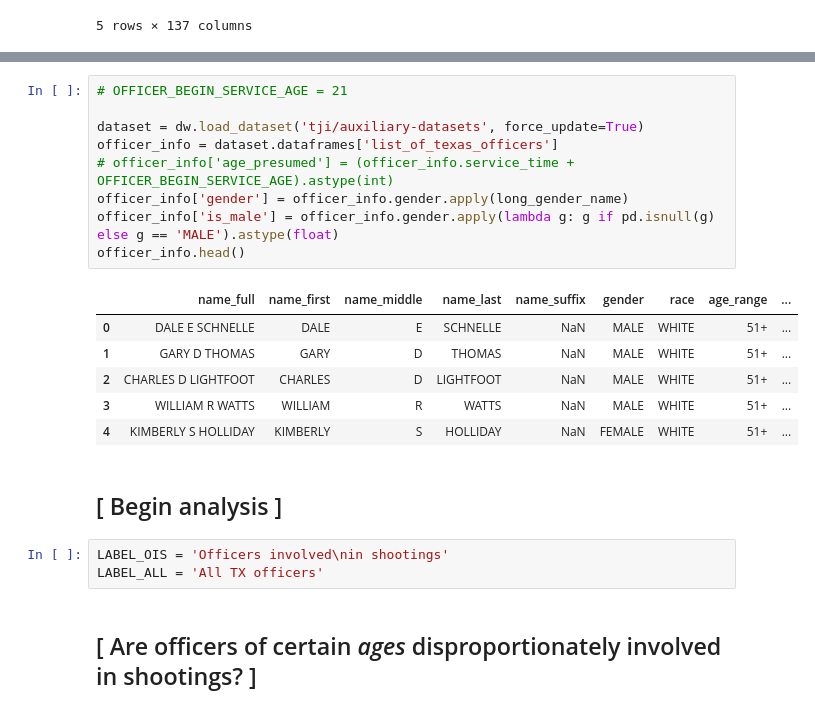
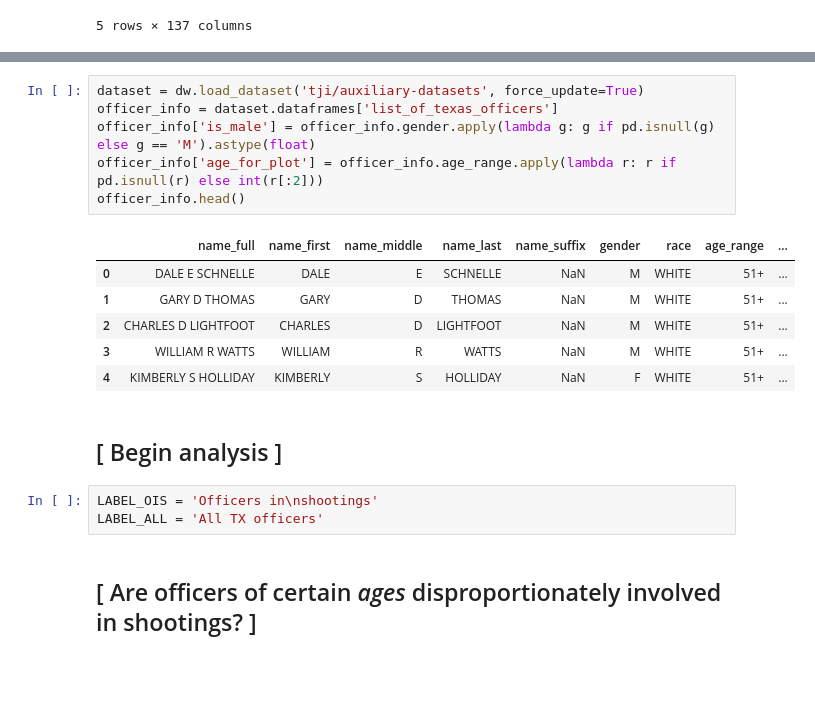
Before and after one commit to texas-justice-initiative/analysis, a Jupyter notebook: analyses/ois_which_officers.ipynb, the cells around one changed output, grey strips where cells are left out. Cells and saved outputs as stored; diff of their text form; blank space fills up the shorter version.

```diff
--- a/analyses/ois_which_officers.ipynb
+++ b/analyses/ois_which_officers.ipynb
@@ -146,24 +205,21 @@ FEMALE     23
 Name: gender, dtype: int64
 # %%
-# OFFICER_BEGIN_SERVICE_AGE = 21
-
 dataset = dw.load_dataset('tji/auxiliary-datasets', force_update=True)
 officer_info = dataset.dataframes['list_of_texas_officers']
-# officer_info['age_presumed'] = (officer_info.service_time + OFFICER_BEGIN_SERVICE_AGE).astype(int)
-officer_info['gender'] = officer_info.gender.apply(long_gender_name)
-officer_info['is_male'] = officer_info.gender.apply(lambda g: g if pd.isnull(g) else g == 'MALE').astype(float)
+officer_info['is_male'] = officer_info.gender.apply(lambda g: g if pd.isnull(g) else g == 'M').astype(float)
+officer_info['age_for_plot'] = officer_info.age_range.apply(lambda r: r if pd.isnull(r) else int(r[:2]))
 officer_info.head()
 # %% [output]
 |  | name_full | name_first | name_middle | name_last | name_suffix | gender | race | age_range | ... |
-| 0 | DALE E SCHNELLE | DALE | E | SCHNELLE | NaN | MALE | WHITE | 51+ | ... |
-| 1 | GARY D THOMAS | GARY | D | THOMAS | NaN | MALE | WHITE | 51+ | ... |
-| 2 | CHARLES D LIGHTFOOT | CHARLES | D | LIGHTFOOT | NaN | MALE | WHITE | 51+ | ... |
-| 3 | WILLIAM R WATTS | WILLIAM | R | WATTS | NaN | MALE | WHITE | 51+ | ... |
-| 4 | KIMBERLY S HOLLIDAY | KIMBERLY | S | HOLLIDAY | NaN | FEMALE | WHITE | 51+ | ... |
+| 0 | DALE E SCHNELLE | DALE | E | SCHNELLE | NaN | M | WHITE | 51+ | ... |
+| 1 | GARY D THOMAS | GARY | D | THOMAS | NaN | M | WHITE | 51+ | ... |
+| 2 | CHARLES D LIGHTFOOT | CHARLES | D | LIGHTFOOT | NaN | M | WHITE | 51+ | ... |
+| 3 | WILLIAM R WATTS | WILLIAM | R | WATTS | NaN | M | WHITE | 51+ | ... |
+| 4 | KIMBERLY S HOLLIDAY | KIMBERLY | S | HOLLIDAY | NaN | F | WHITE | 51+ | ... |
 # %% [markdown]
 ## [ Begin analysis ]
 # %%
-LABEL_OIS = 'Officers involved\nin shootings'
+LABEL_OIS = 'Officers in\nshootings'
 LABEL_ALL = 'All TX officers'
 # %% [markdown]
 ## [ Are officers of certain _ages_ disproportionately involved in shootings? ]
```
Also changed, not shown: parts of 21 cells of this notebook, 12 other files.
